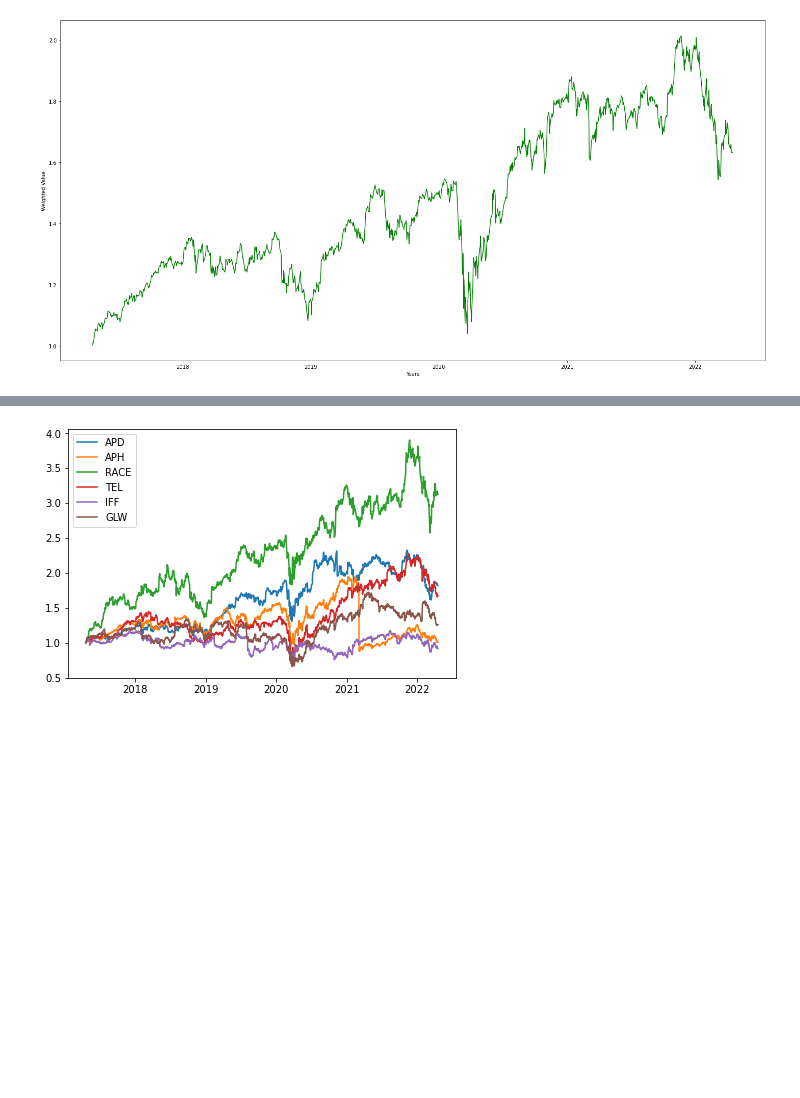
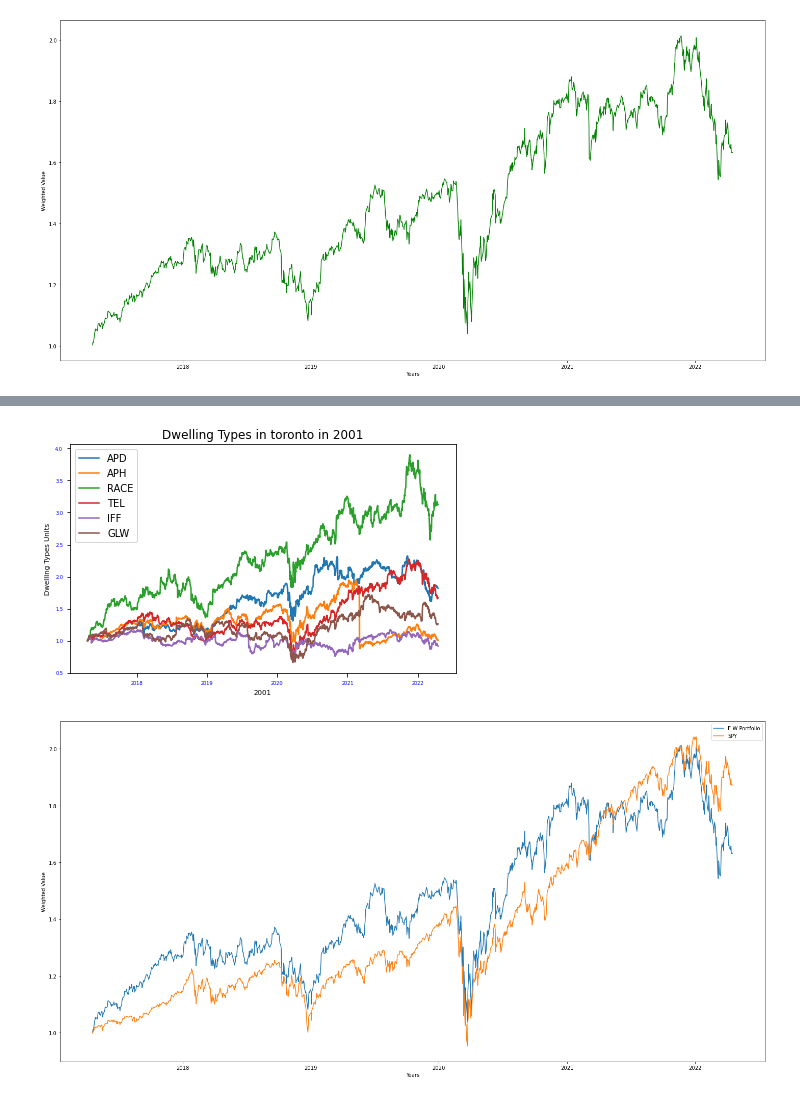
Before and after one commit to Nithy29/Responsible_Investor, a Jupyter notebook: Analysis_4_17.ipynb, the cells around one changed output, grey strips where cells are left out. Cells and saved outputs as stored; diff of their text form; code cells hidden in the pictures; blank space fills up the shorter version.

```diff
--- a/Analysis_4_17.ipynb
+++ b/Analysis_4_17.ipynb
@@ -224,0 +228,13 @@ def create_line_chart(title, xlabel, ylabel, color):
+# %%
+
+line_chart = portfolio_cumulative.plot.line()
+line_chart
+
+def create_bar_chart(data, title, xlabel, ylabel):
+    #bar_chart_plot = plt.figure(figsize=(4,6))
+    bar_chart = data.plot.line(title=title)
+    plt.ylabel(ylabel, fontsize='7')
+    plt.xlabel(xlabel, fontsize='7')
+    plt.subplots_adjust(bottom = 0.6)
+    plt.tick_params(labelsize=5, labelcolor='b')
+    return plt
@@ -225,33 +249,33 @@ def create_line_chart(title, xlabel, ylabel, color):
 # %%
 title = pn.pane.Markdown("""
         ### Responsible Investor """,
         width=900)
 
 
 tabs = pn.Tabs(
     ("Monte Carlo simulation",
      pn.Column("Choose your trading years", interactive(MC_simulation, Years=([1, 3, 5]), value=None),
                height=1200, width=1200
               )
     ),
     ("Confidence level",
      pn.Column("Choose your initial investment amount",
                interactive(confidence_level, Investment=['$5,000', '$10,000', '$15,000'], value=None),
                height=1200, width=1200
               )
     ),
     ("Plots",
-       pn.Column(create_line_chart(title='Cumulative Portfolio', xlabel='Years', ylabel='Cumulative Value', color='Red'), height=10, width=10))
-#      pn.Column(
-#              (create_line_chart(title='Cumulative Portfolio', xlabel='Years', ylabel='Cumulative Value', color='Red')),
-#              pn.Spacer(sizing_mode='stretch_both'),height=200, width=600
-#              )
-#    ),
+       pn.Column(
+           create_bar_chart(portfolio_cumulative, title='Dwelling Types in toronto in 2001', xlabel='2001', ylabel='Dwelling Types Units', color='Red'),
+           com()
+       )
+    )
 )
 
 tabs
 #panel = pn.Column(pn.Column(title), tabs, width=50, height=500)
 #panel
 # %% [output]
 [interactive output not drawn]
-[figure, old version]
+[figure, new version]
+[figure, added]
```
Also changed, not shown: parts of 8 cells of this notebook, 5 other files.
